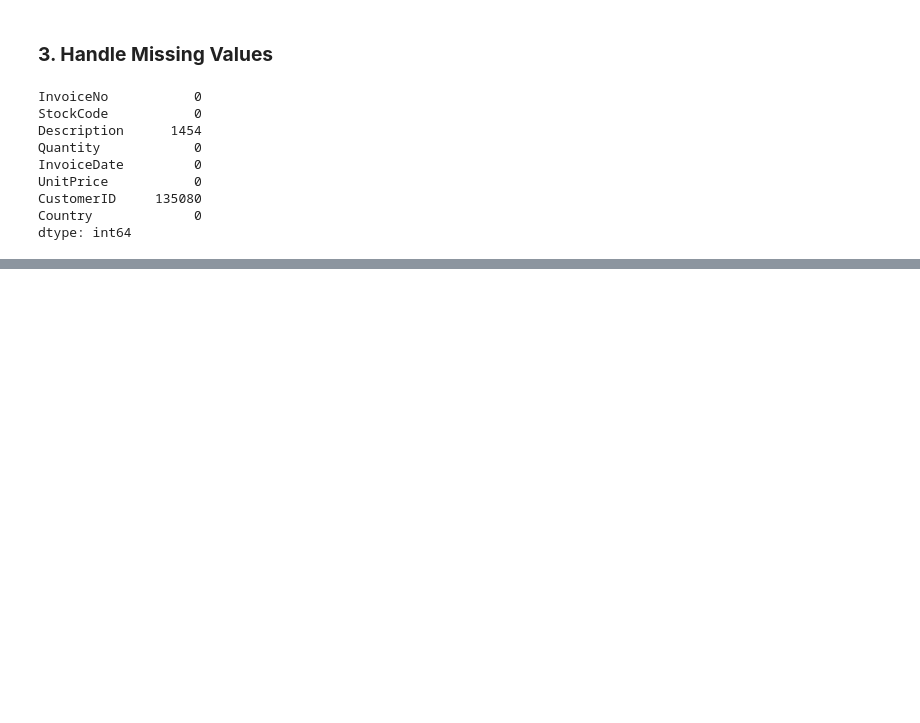
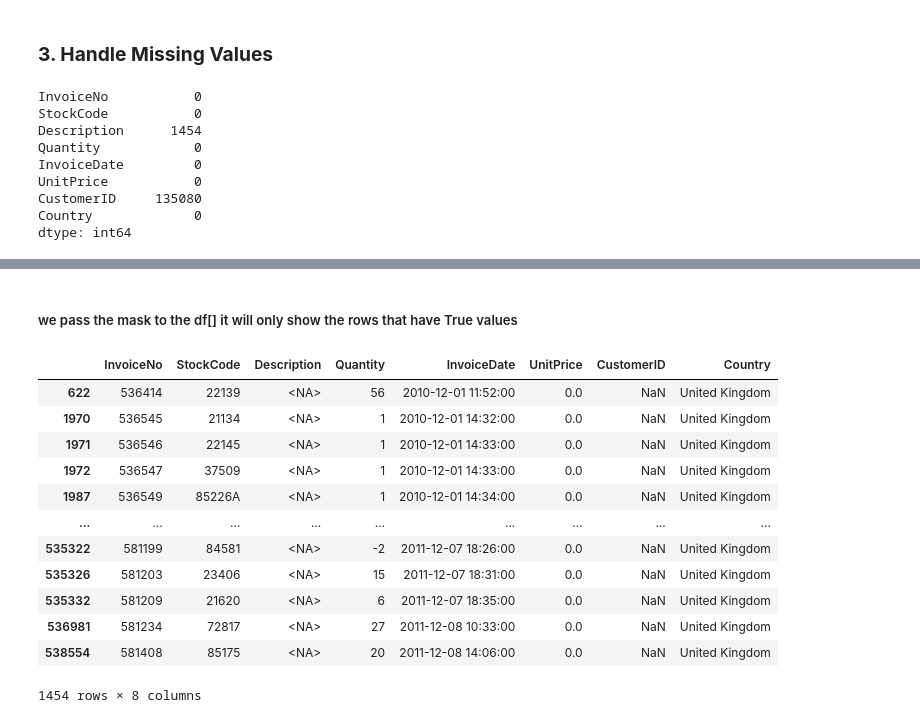
Before and after one commit to chanduka99/Retail_Data_Analysis, a Jupyter notebook: LargeScaleDataAnalysis.ipynb, the cells around one changed output, grey strips where cells are left out. Saved outputs shown, nothing was run; the diff lists cells and outputs as text; code cells hidden in the pictures; blank space fills up the shorter version.

```diff
--- a/LargeScaleDataAnalysis.ipynb
+++ b/LargeScaleDataAnalysis.ipynb
@@ -54,0 +57,3 @@ dtype: int64
+# %%
+mask1 = df1.Description.isnull()
+mask1
@@ -54,0 +73,18 @@ dtype: int64
+# %% [markdown]
+##### we pass the mask to the df[] it will only show the rows that have True values
+# %%
+df1[mask1]
+# %% [output]
+|  | InvoiceNo | StockCode | Description | Quantity | InvoiceDate | UnitPrice | CustomerID | Country |
+| 622 | 536414 | 22139 | <NA> | 56 | 2010-12-01 11:52:00 | 0.0 | NaN | United Kingdom |
+| 1970 | 536545 | 21134 | <NA> | 1 | 2010-12-01 14:32:00 | 0.0 | NaN | United Kingdom |
+| 1971 | 536546 | 22145 | <NA> | 1 | 2010-12-01 14:33:00 | 0.0 | NaN | United Kingdom |
+| 1972 | 536547 | 37509 | <NA> | 1 | 2010-12-01 14:33:00 | 0.0 | NaN | United Kingdom |
+| 1987 | 536549 | 85226A | <NA> | 1 | 2010-12-01 14:34:00 | 0.0 | NaN | United Kingdom |
+| ... | ... | ... | ... | ... | ... | ... | ... | ... |
+| 535322 | 581199 | 84581 | <NA> | -2 | 2011-12-07 18:26:00 | 0.0 | NaN | United Kingdom |
+| 535326 | 581203 | 23406 | <NA> | 15 | 2011-12-07 18:31:00 | 0.0 | NaN | United Kingdom |
+| 535332 | 581209 | 21620 | <NA> | 6 | 2011-12-07 18:35:00 | 0.0 | NaN | United Kingdom |
+| 536981 | 581234 | 72817 | <NA> | 27 | 2011-12-08 10:33:00 | 0.0 | NaN | United Kingdom |
+| 538554 | 581408 | 85175 | <NA> | 20 | 2011-12-08 14:06:00 | 0.0 | NaN | United Kingdom |
+1454 rows × 8 columns
```
Also changed, not shown: parts of 8 cells of this notebook, 1 other file.
